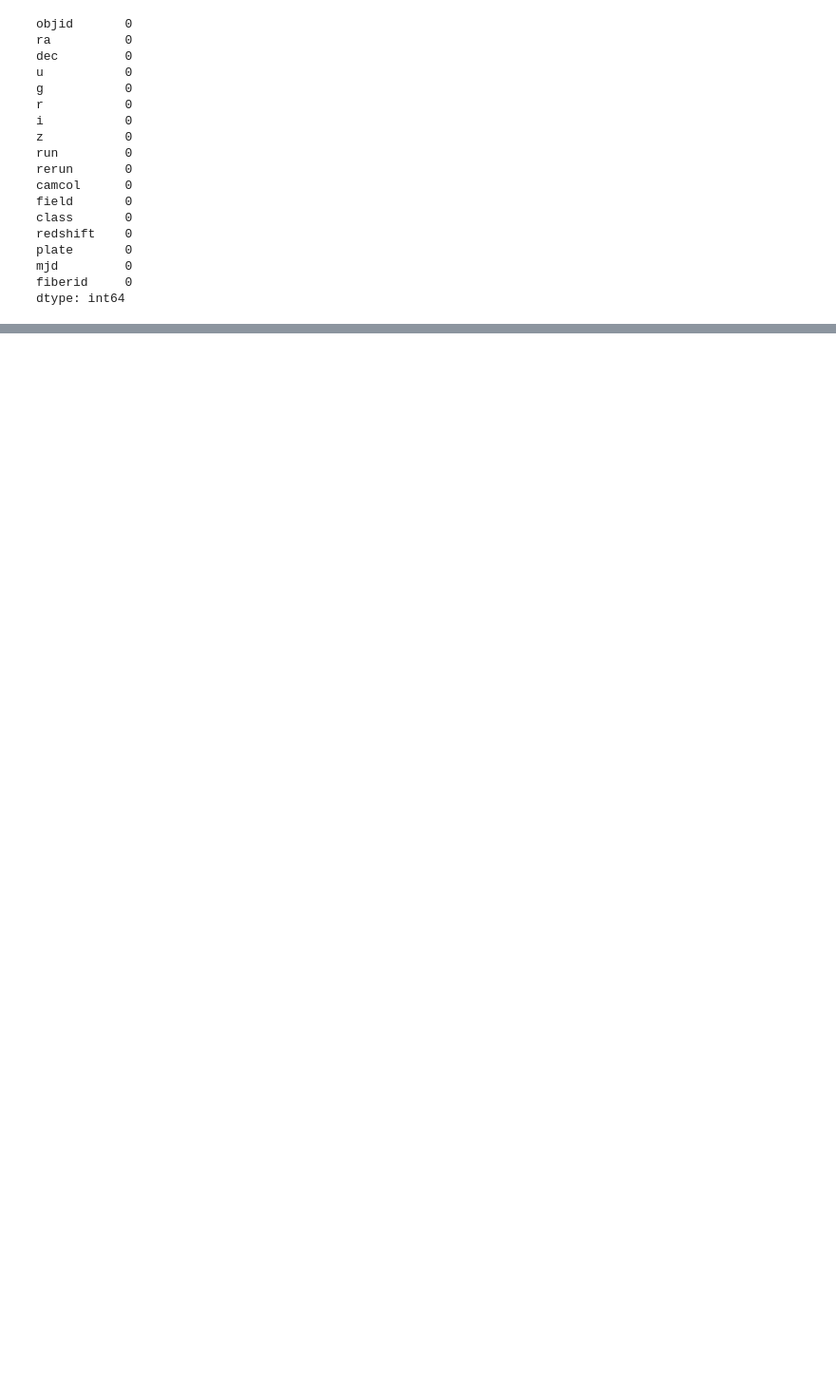
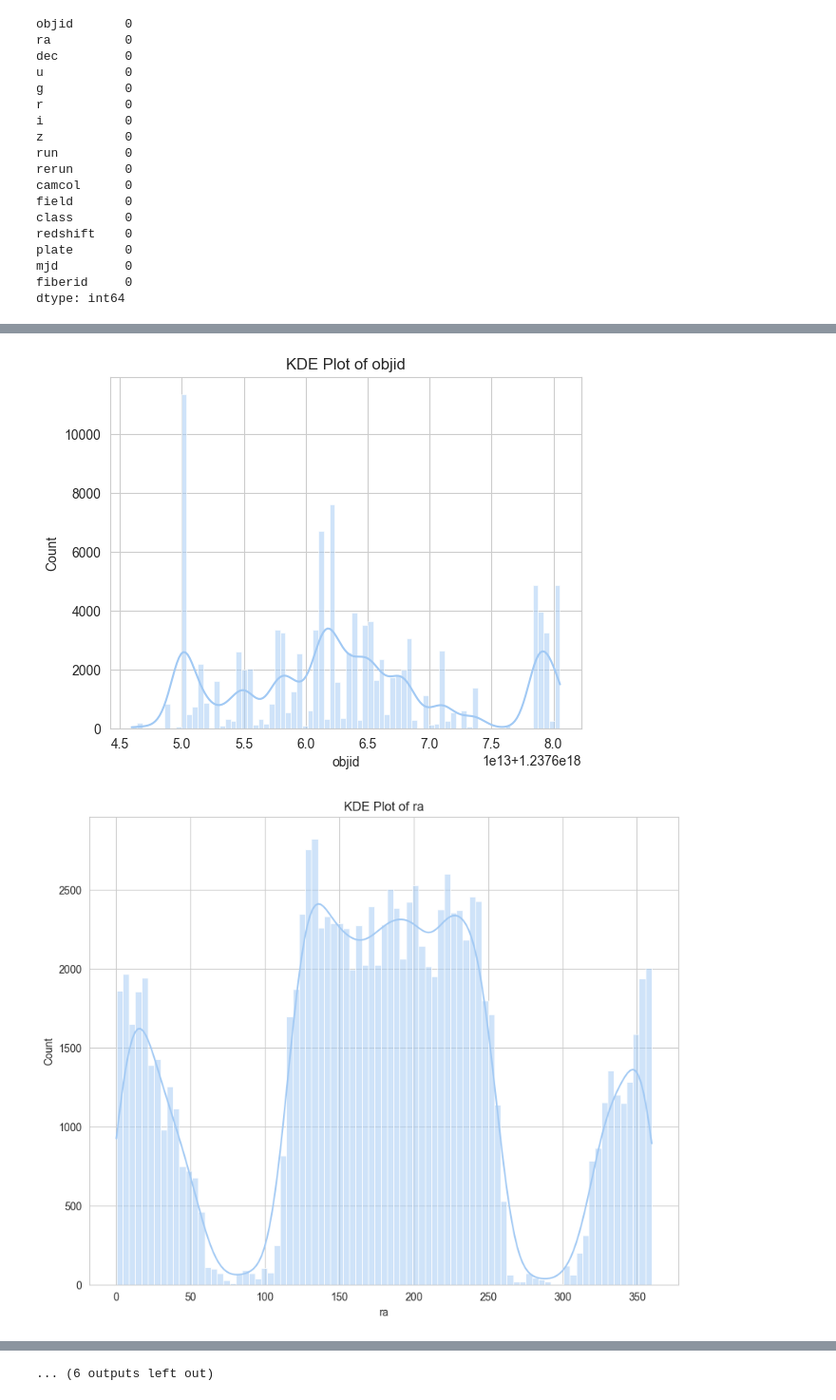
Before and after one commit to harshith-nikhil/CosmicClassification, a Jupyter notebook: Project.ipynb, the cells around one changed output, grey strips where cells are left out. Shown at 95% size. Drawn from its saved outputs; the diff is of its cells as text; code cells hidden in the pictures; blank space fills up the shorter version.

```diff
--- a/Project.ipynb
+++ b/Project.ipynb
@@ -159,0 +121,11 @@ px.bar(counts)
+# %%
+sns.set_style('whitegrid')
+sns.set_palette('pastel')
+for col in df.columns:
+    sns.histplot(data=df[col], kde=True)
+    plt.title(f'KDE Plot of {col}')
+    plt.figure(figsize=(10, 8))
+plt.show()
+# %% [output]
+[figure, added]
+[figure, added]
@@ -159,0 +142 @@ px.bar(counts)
+... (6 outputs left out)
```
Also changed, not shown: parts of 40 cells of this notebook, 1 other file.
